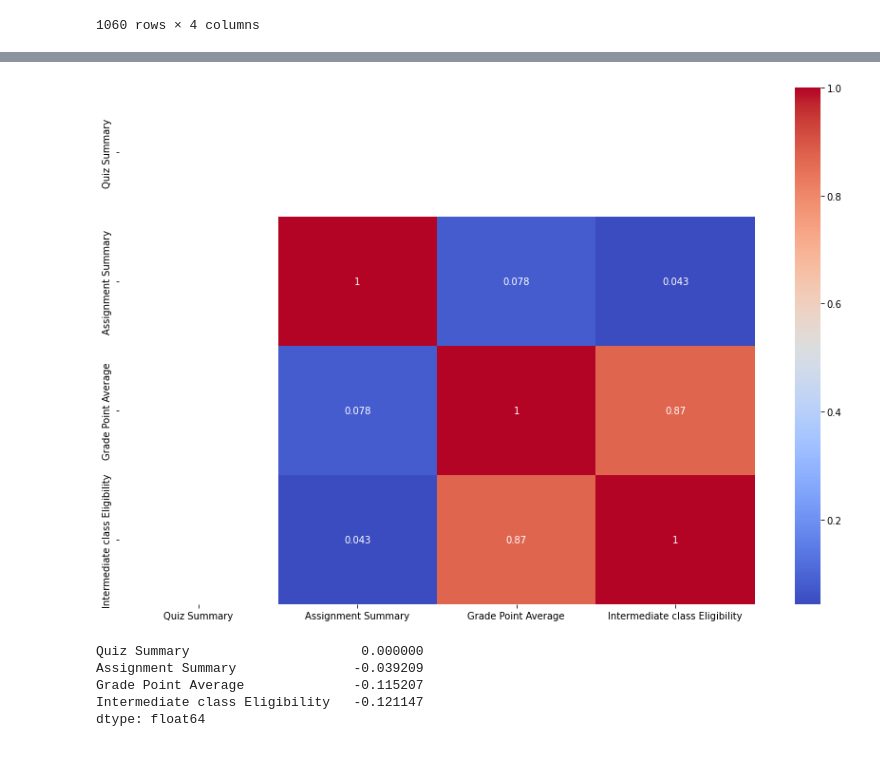
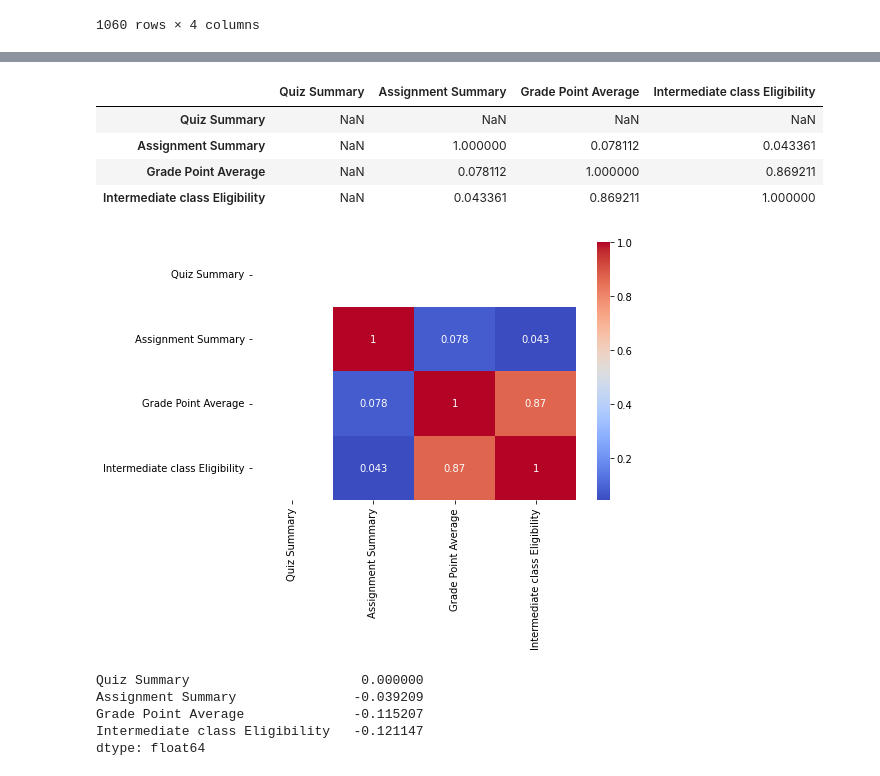
Before and after one commit to Tinauyateide/My_Machine_learning_projects, a Jupyter notebook: Struten_courses.ipynb, the cells around one changed output, grey strips where cells are left out. Saved outputs shown, nothing was run; the diff lists cells and outputs as text; code cells hidden in the pictures.

```diff
--- a/Struten_courses.ipynb
+++ b/Struten_courses.ipynb
@@ -255,9 +474,22 @@ sns.displot(train['Quiz Summary']);
+# %%
+train.corr()
+# %% [output]
+|  | Quiz Summary | Assignment Summary | Grade Point Average | Intermediate class Eligibility |
+| Quiz Summary | NaN | NaN | NaN | NaN |
+| Assignment Summary | NaN | 1.000000 | 0.078112 | 0.043361 |
+| Grade Point Average | NaN | 0.078112 | 1.000000 | 0.869211 |
+| Intermediate class Eligibility | NaN | 0.043361 | 0.869211 | 1.000000 |
 # %%
-corr = train.corr()
-plt.figure(figsize=(15,10))
-sns.heatmap(corr, annot = True, cmap="coolwarm");
+plt.figure(figsize=(8,6))
+# using the upper triangle matrix as mask
+#matrix = np.triu(main_df.corr())
+
+sns.heatmap(train.corr(), cmap ="coolwarm", annot=True); #mask=matrix
+plt.tight_layout() # used to ensure that the entire graph is visible when I save it.
+plt.savefig('heatmap')
+plt.show()
 # %% [output]
-[figure, old version]
+[figure, new version]
 # %%
 skew_cols = train.skew(axis = 0, skipna = True)
 
```
Also changed, not shown: parts of 19 cells of this notebook, 10 other files.
